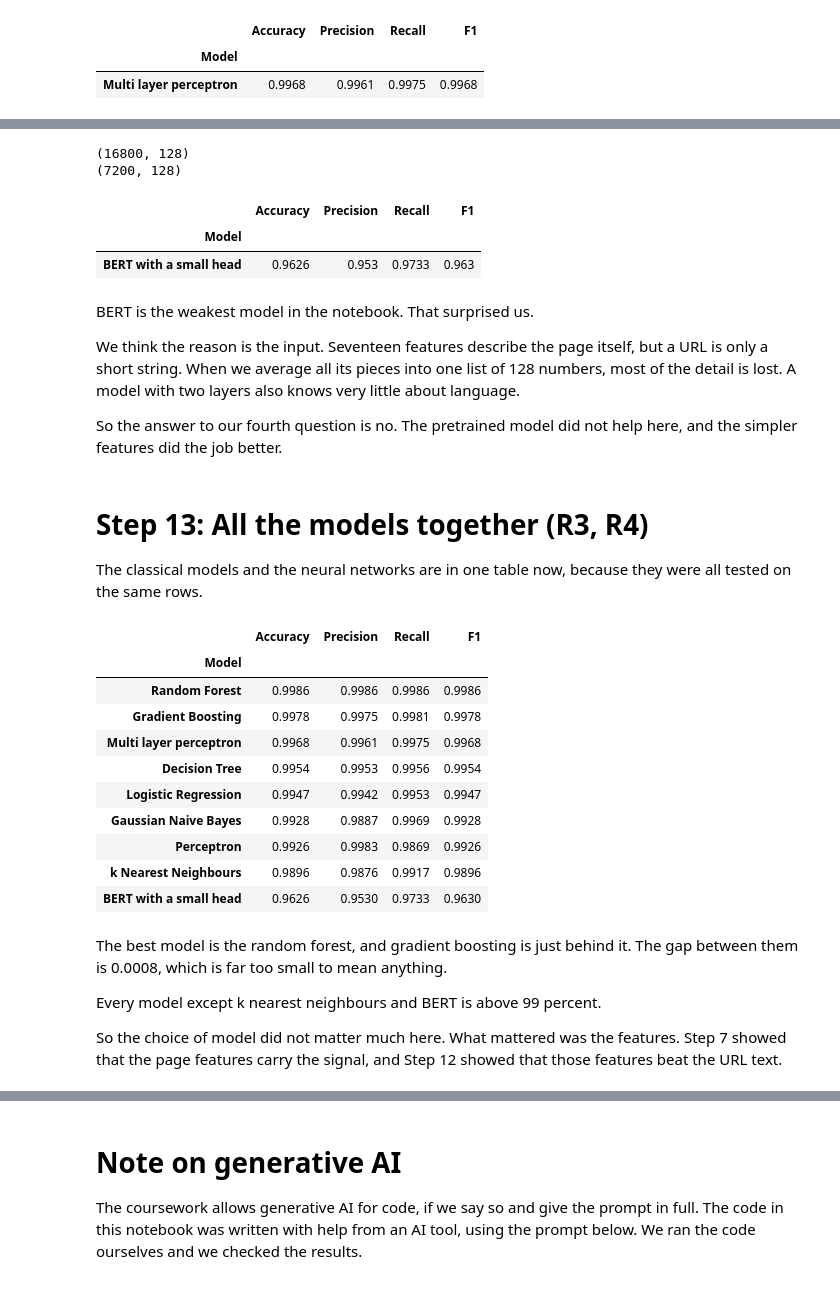
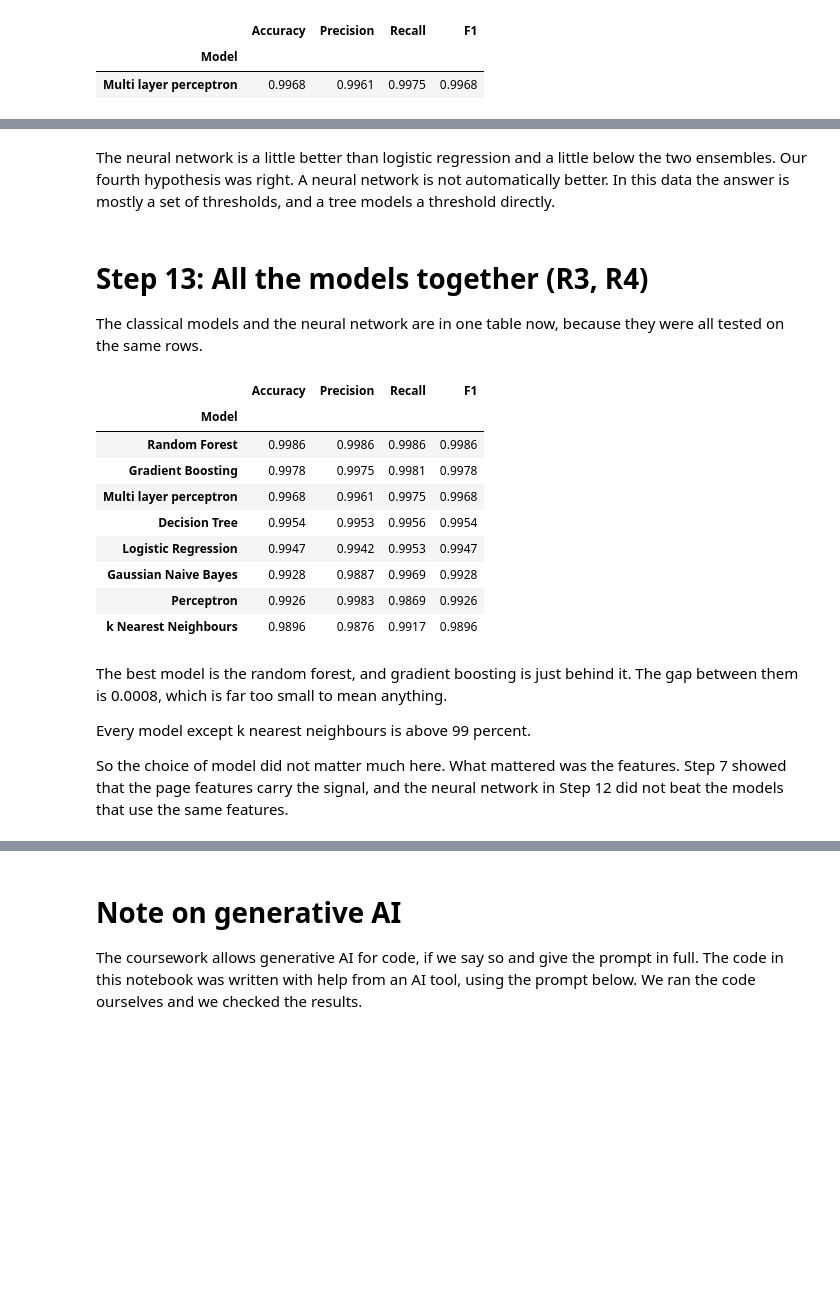
Before and after one commit to Sakib-Dalal/DMML-CourseWork01, a Jupyter notebook: Notebook/DataMining&MachineLearning_Coursework_01.ipynb, the cells around one changed output, grey strips where cells are left out. Cells and saved outputs as stored; diff of their text form; code cells hidden in the pictures; blank space fills up the shorter version.

Commit message:
refactor: drop the BERT model from the neural network step

```diff
--- a/Notebook/DataMining&MachineLearning_Coursework_01.ipynb
+++ b/Notebook/DataMining&MachineLearning_Coursework_01.ipynb
@@ -244,10 +243,7 @@ print("Shape:", df.shape)
 Columns with only one value: []
 Shape: (235370, 56)
 # %%
-# keep the URL text separately, with the same row numbers
-url_table = df.pop("URL")
-
-df = df.drop(columns=["FILENAME", "Domain", "Title"])
+df = df.drop(columns=["URL", "FILENAME", "Domain", "Title"])
 print("Shape of the number table:", df.shape)
 # %% [output]
 Shape of the number table: (235370, 52)
@@ -1098,88 +1029,39 @@ def make_bert_embeddings(url_list, batch_size=128):
-# %%
-X_train_bert = make_bert_embeddings(urls_train.tolist())
-X_test_bert = make_bert_embeddings(urls_test.tolist())
-
-print(X_train_bert.shape)
-print(X_test_bert.shape)
-# %% [output]
-(16800, 128)
-(7200, 128)
-# %%
-bert_scaler = StandardScaler()
-X_train_bert = bert_scaler.fit_transform(X_train_bert)
-X_test_bert = bert_scaler.transform(X_test_bert)
-
-bert_classifier = MLPClassifier(
-    hidden_layer_sizes=(64, 32),
-    activation="relu",
-    alpha=0.0001,
-    learning_rate_init=0.001,
-    batch_size=256,
-    max_iter=200,
-    early_stopping=True,
-    n_iter_no_change=10,
-    random_state=RANDOM_STATE,
-)
-
-bert_classifier.fit(X_train_bert, y_train)
-
-bert_predictions = bert_classifier.predict(X_test_bert)
-
-bert_result = {
-    "Model": "BERT with a small head",
-    "Accuracy": accuracy_score(y_test, bert_predictions),
-    "Precision": precision_score(y_test, bert_predictions),
-    "Recall": recall_score(y_test, bert_predictions),
-    "F1": f1_score(y_test, bert_predictions),
-}
-
-pd.DataFrame([bert_result]).set_index("Model").round(4)
-# %% [output]
-|  | Accuracy | Precision | Recall | F1 |
-| Model |  |  |  |  |
-| BERT with a small head | 0.9626 | 0.953 | 0.9733 | 0.963 |
-# %% [markdown]
-BERT is the weakest model in the notebook. That surprised us.
-
-We think the reason is the input. Seventeen features describe the page itself, but a URL is
-only a short string. When we average all its pieces into one list of 128 numbers, most of the
-detail is lost. A model with two layers also knows very little about language.
-
-So the answer to our fourth question is no. The pretrained model did not help here, and the
-simpler features did the job better.
+# %% [markdown]
+The neural network is a little better than logistic regression and a little below the two
+ensembles. Our fourth hypothesis was right. A neural network is not automatically better. In this
+data the answer is mostly a set of thresholds, and a tree models a threshold directly.
 # %% [markdown]
 # Step 13: All the models together (R3, R4)
 
-The classical models and the neural networks are in one table now, because they were all
-tested on the same rows.
+The classical models and the neural network are in one table now, because they were all tested
+on the same rows.
 # %%
-neural_results = pd.DataFrame([mlp_result, bert_result]).set_index("Model")
+neural_results = pd.DataFrame([mlp_result]).set_index("Model")
 
 all_results = pd.concat([classical_results, neural_results])
 all_results = all_results.round(4).sort_values("F1", ascending=False)
 
 all_results
 # %% [output]
 |  | Accuracy | Precision | Recall | F1 |
 | Model |  |  |  |  |
 | Random Forest | 0.9986 | 0.9986 | 0.9986 | 0.9986 |
 | Gradient Boosting | 0.9978 | 0.9975 | 0.9981 | 0.9978 |
 | Multi layer perceptron | 0.9968 | 0.9961 | 0.9975 | 0.9968 |
 | Decision Tree | 0.9954 | 0.9953 | 0.9956 | 0.9954 |
 | Logistic Regression | 0.9947 | 0.9942 | 0.9953 | 0.9947 |
 | Gaussian Naive Bayes | 0.9928 | 0.9887 | 0.9969 | 0.9928 |
 | Perceptron | 0.9926 | 0.9983 | 0.9869 | 0.9926 |
 | k Nearest Neighbours | 0.9896 | 0.9876 | 0.9917 | 0.9896 |
-| BERT with a small head | 0.9626 | 0.9530 | 0.9733 | 0.9630 |
 # %% [markdown]
 The best model is the random forest, and gradient boosting is just behind it. The gap between
 them is 0.0008, which is far too small to mean anything.
 
-Every model except k nearest neighbours and BERT is above 99 percent.
+Every model except k nearest neighbours is above 99 percent.
 
 So the choice of model did not matter much here. What mattered was the features. Step 7 showed
-that the page features carry the signal, and Step 12 showed that those features beat the URL
-text.
+that the page features carry the signal, and the neural network in Step 12 did not beat the
+models that use the same features.
 # %% [markdown]
 # Step 14: Conclusion
 
```
Also changed, not shown: parts of 11 cells of this notebook, 1 other file.
